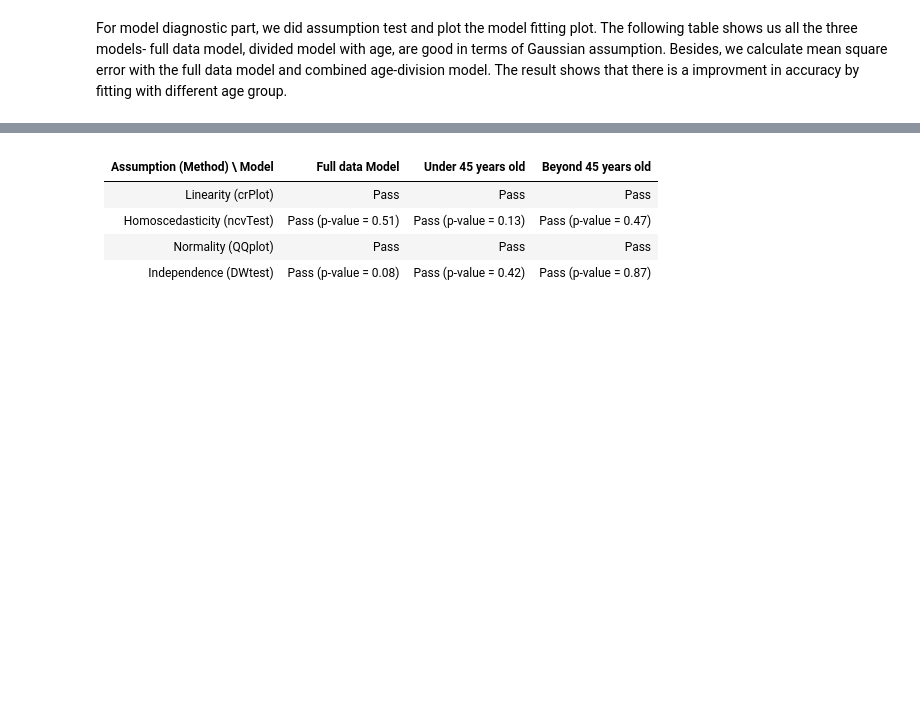
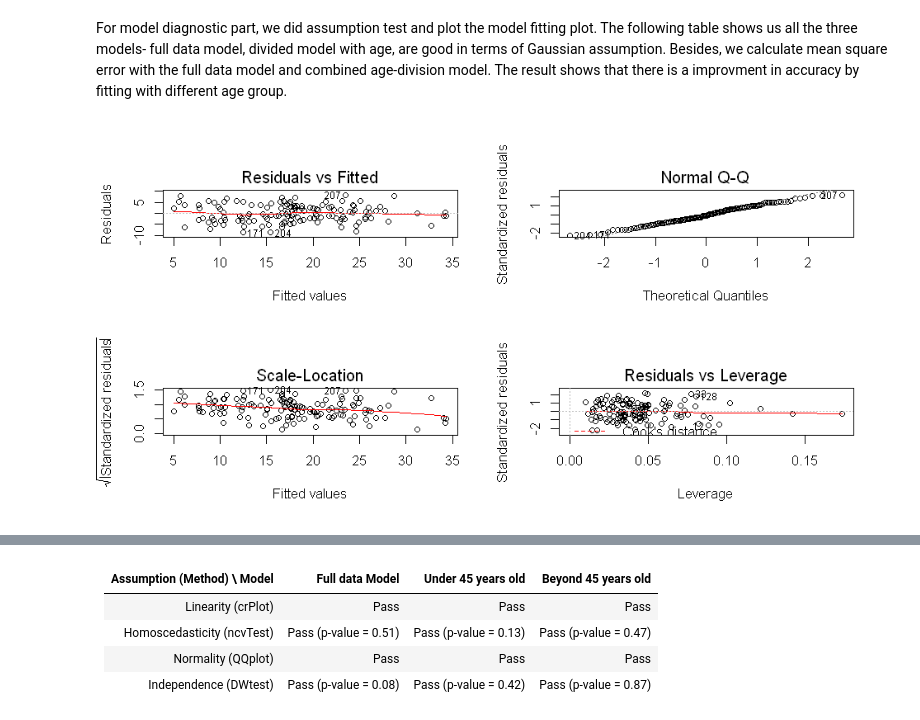
Before and after one commit to JXU0728/STAT-628-module-1, a Jupyter notebook: STAT628_Module1_Summary.ipynb, the cells around one changed output, grey strips where cells are left out. Saved outputs shown, nothing was run; the diff lists cells and outputs as text; code cells hidden in the pictures; blank space fills up the shorter version.

```diff
--- a/STAT628_Module1_Summary.ipynb
+++ b/STAT628_Module1_Summary.ipynb
@@ -68,6 +62,7 @@ Then, we divide data into two groups using 45 years old as dividing line.
 For data that age under 45, we do the same procedure again, do naive regression and clean data. Points 42, 31, and 163 are deleted.
 We perform AIC forward, backward and stepwise regression to select variables. We got 3 models, but all of them show very high multicollinearity, which is not good.
 # %%
+body_45 <- body[body$AGE<=45,]
 model45_4 <- lm(BODYFAT~., data = body_45[(body_45$IDNO!=42&body_45$IDNO!=31&body_45$IDNO!=163),c(-1,-3)])
 # %% [markdown]
 | Variable | Age | Weight | Height | Adiposity |Neck|Chest|Abdomen|Hip|Thigh|Knee|Ankle|Biceps|Forearm|Wrist|
@@ -92,3 +87,7 @@ up_45_final <- lm(BODYFAT~ABDOMEN+WEIGHT,body45_up[(body45_up$IDNO!=39&body45_up
 ## Step 4: Model Diagnostics
 # %% [markdown]
 For model diagnostic part, we did assumption test and plot the model fitting plot. The following table shows us all the three models- full data model, divided model with age, are good in terms of Gaussian assumption. Besides, we calculate mean square error with the full data model and combined age-division model. The result shows that there is a improvment in accuracy by fitting with different age group.
+# %%
+options(repr.plot.width=8, repr.plot.height=4);par(mfrow = c(2,2));plot(under_45_final)
+# %% [output]
+[figure, added]
```
Also changed, not shown: parts of 7 cells of this notebook, 6 other files.
